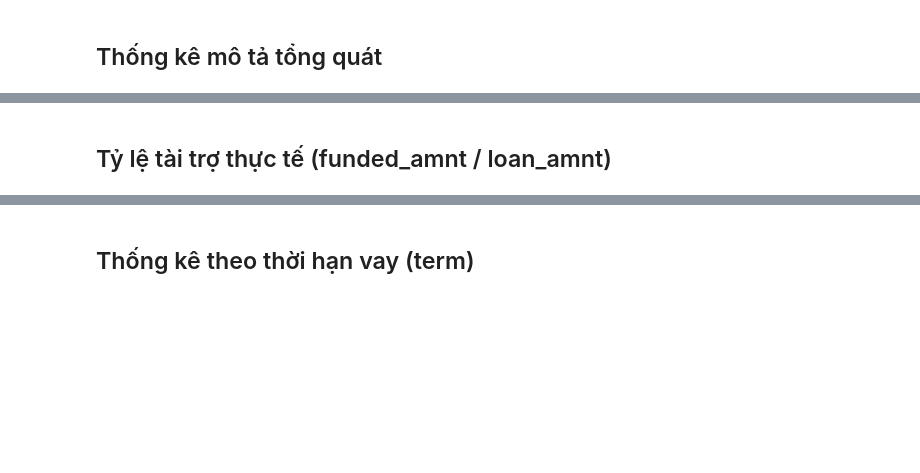
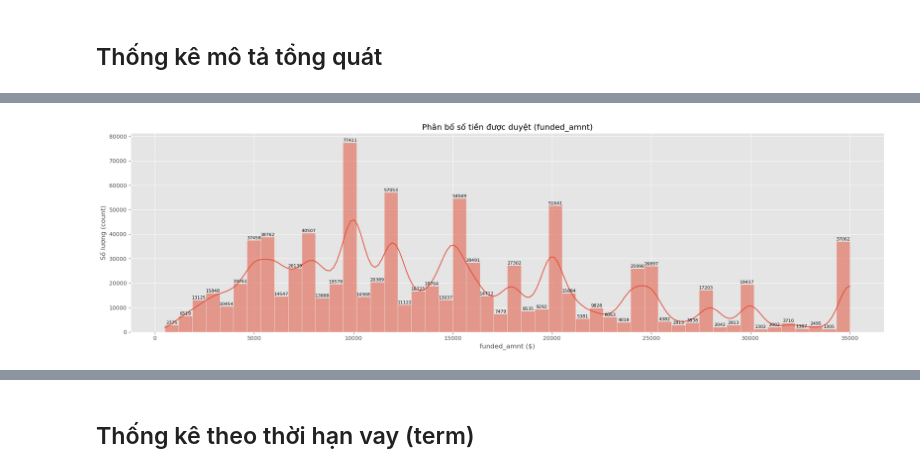
Before and after one commit to nctrinh/Credit-Risk-Analysis, a Jupyter notebook: notebooks/EDA.ipynb, the cells around one changed output, grey strips where cells are left out. Cells and saved outputs as stored; diff of their text form; code cells hidden in the pictures; blank space fills up the shorter version.

```diff
--- a/notebooks/EDA.ipynb
+++ b/notebooks/EDA.ipynb
@@ -402,9 +503,8 @@ plt.show()
 # %%
-plt.figure(figsize=(10,6))
-sns.histplot(p_loan_df["int_rate"], bins=40, kde=True, color="green")
-plt.title("Phân bố lãi suất (int_rate)")
-plt.xlabel("Lãi suất (%)")
-plt.ylabel("Số lượng khoản vay")
-plt.show()
+hist_with_numbers(
+    p_loan_df["funded_amnt"],
+    "Phân bố số tiền được duyệt (funded_amnt)",
+    "funded_amnt ($)"
+)
+# %% [output]
+[figure, added]
-# %% [markdown]
-## Tỷ lệ tài trợ thực tế (funded_amnt / loan_amnt)
```
Also changed, not shown: parts of 128 cells of this notebook, 1 other file.
